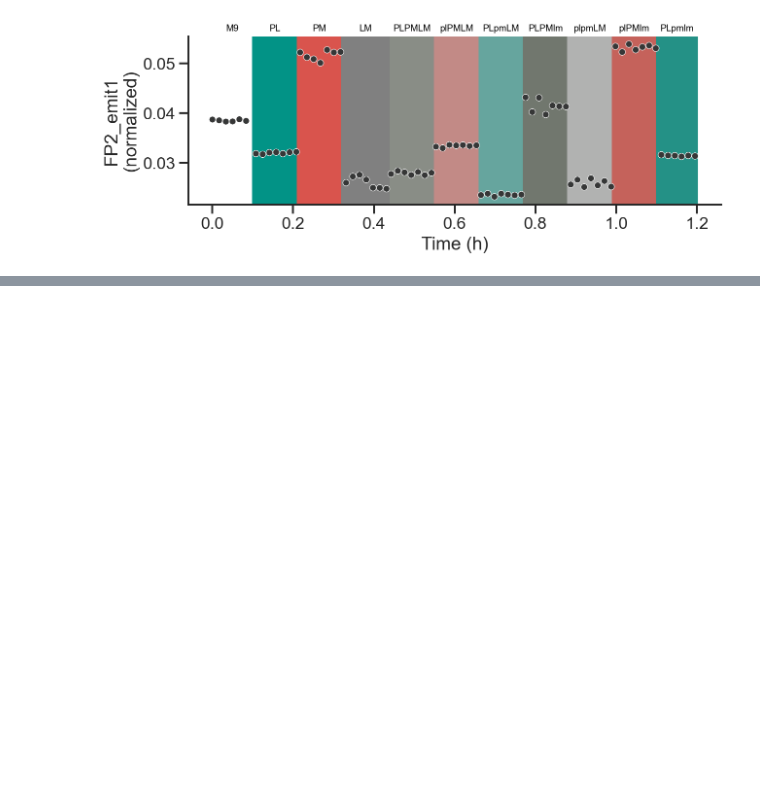
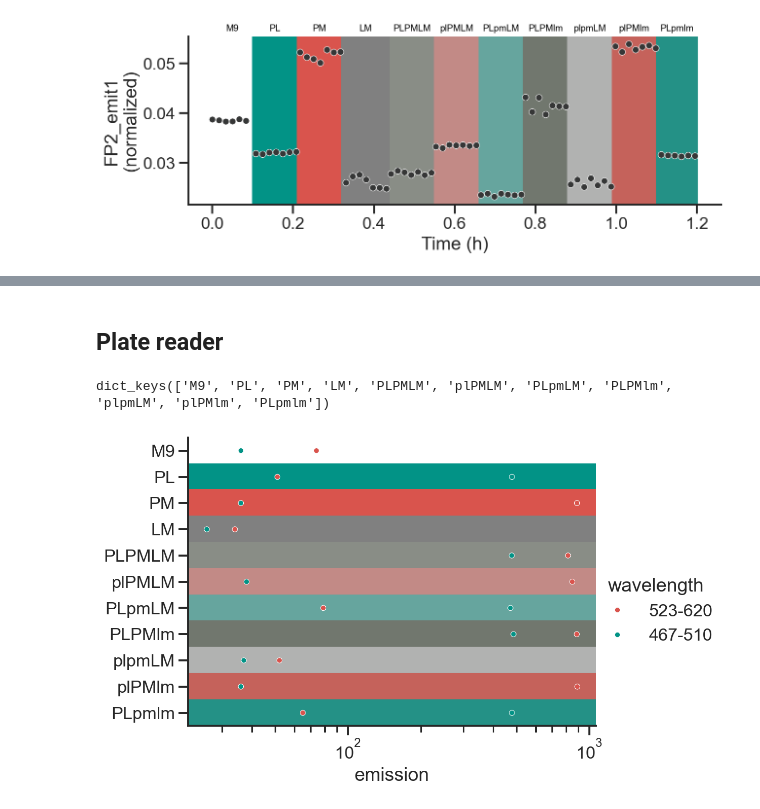
Before and after one commit to microbial-pangenomes-lab/2026_tricomm, a Jupyter notebook: data/calibration/calibration.ipynb, the cells around one changed output, grey strips where cells are left out. Saved outputs shown, nothing was run; the diff lists cells and outputs as text; code cells hidden in the pictures; blank space fills up the shorter version.

```diff
--- a/data/calibration/calibration.ipynb
+++ b/data/calibration/calibration.ipynb
@@ -174,3 +188,19 @@ for i, ((x, y), (label, color)) in enumerate(d.items()):
                  zorder=-1)
 # %% [output]
 [figure]
+# %%
+cp = sns.catplot(data=n,
+                 y='label', x='norm_FP1_emit1_FP2_emit1_ratio',
+                 height=5, aspect=1.5,
+                 color='k',
+                 linewidth=0.5,
+                 edgecolor='w',
+                 kind='swarm')
+plt.ylabel('')
+plt.xlabel('FP1_emit1 / FP2_emit2')
+for i, ((x, y), (label, color)) in enumerate(d.items()):
+    plt.axhspan(ymin=i - 0.5, ymax=i + 0.5,
+                 color=color,
+                 zorder=-1)
+    plt.axvline(1, color='grey', ls='dashed')
+    plt.axvline(1.5, color='grey', ls='dashed')
@@ -296,0 +365,34 @@ plt.xlabel('Time (h)');
+# %% [markdown]
+## Plate reader
+# %%
+f = pd.read_excel('plate_reader_fluorescence.xlsx')
+# %%
+colors.keys()
+# %% [output]
+dict_keys(['M9', 'PL', 'PM', 'LM', 'PLPMLM', 'plPMLM', 'PLpmLM', 'PLPMlm', 'plpmLM', 'plPMlm', 'PLpmlm'])
+# %%
+cp = sns.catplot(data=f,
+                 x='emission',
+                 y='label',
+                 hue='wavelength',
+                 palette=['xkcd:pale red',
+                          'xkcd:teal'],
+                 height=5, aspect=1.5,
+                 linewidth=0.5,
+                 edgecolor='w',
+                 kind='swarm',
+                 order=['M9', 'PL', 'PM', 'LM',
+                        'PLPMLM', 'plPMLM', 'PLpmLM',
+                        'PLPMlm', 'plpmLM', 'plPMlm',
+                        'PLpmlm'])
+
+cp.set(xscale='log', ylabel='')
+
+for i, (label, color) in enumerate(colors.items()):
+    plt.axhspan(ymin=i - 0.5, ymax=i + 0.5,
+                 color=color,
+                 zorder=-1)
+
+cp.set(ylim=(i+0.5, -.5));
+# %% [output]
+[figure, added]
```
Also changed, not shown: parts of 10 cells of this notebook, 6 other files.
